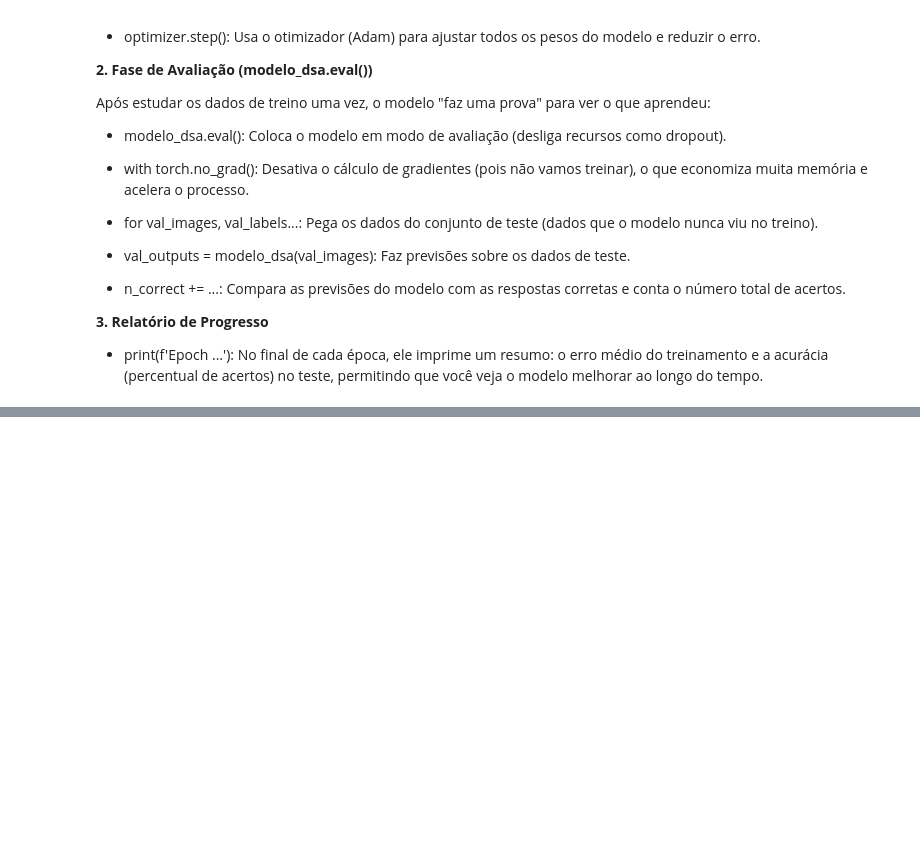
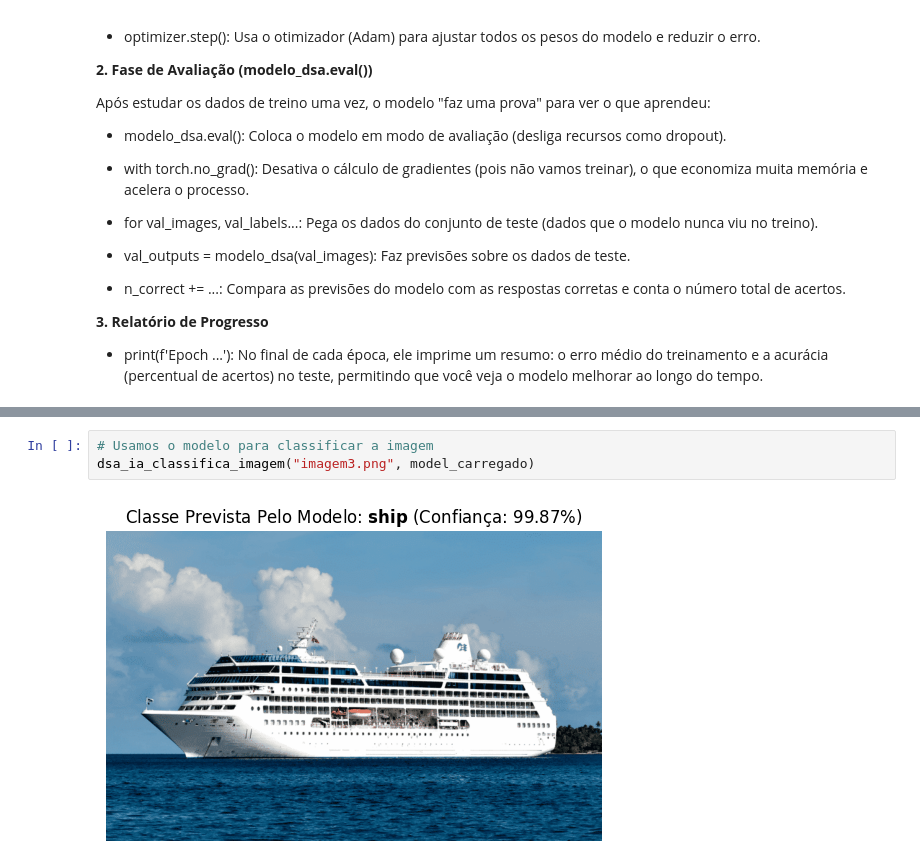
Before and after one commit to hugogsmendes/Mini-Projetos-DSA, a Jupyter notebook: Mini_Projeto1.ipynb, the cells around one changed output, grey strips where cells are left out. Drawn from its saved outputs; the diff is of its cells as text; blank space fills up the shorter version.

```diff
--- a/Mini_Projeto1.ipynb
+++ b/Mini_Projeto1.ipynb
@@ -437,0 +632,5 @@ Wall time: 2min 41s
+# %%
+# Usamos o modelo para classificar a imagem
+dsa_ia_classifica_imagem("imagem3.png", model_carregado)
+# %% [output]
+[figure, added]
```
Also changed, not shown: parts of 17 cells of this notebook.
